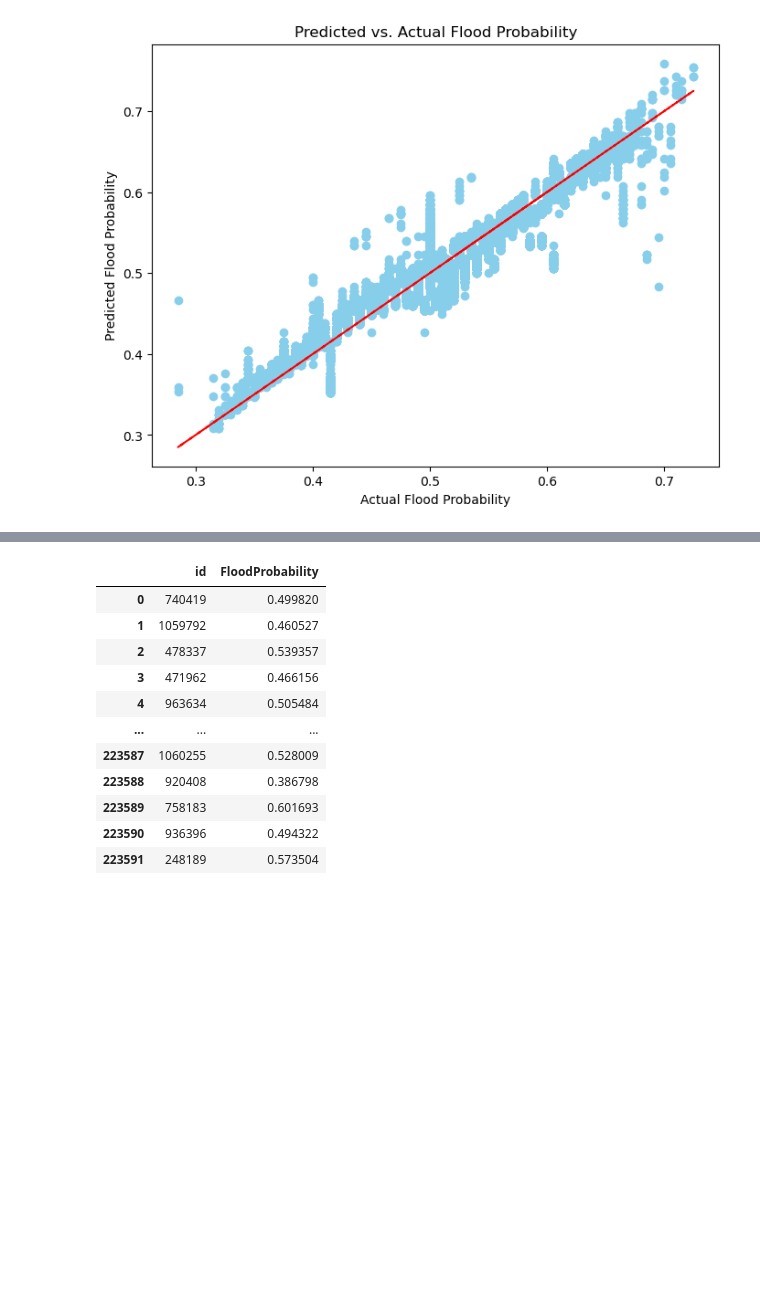
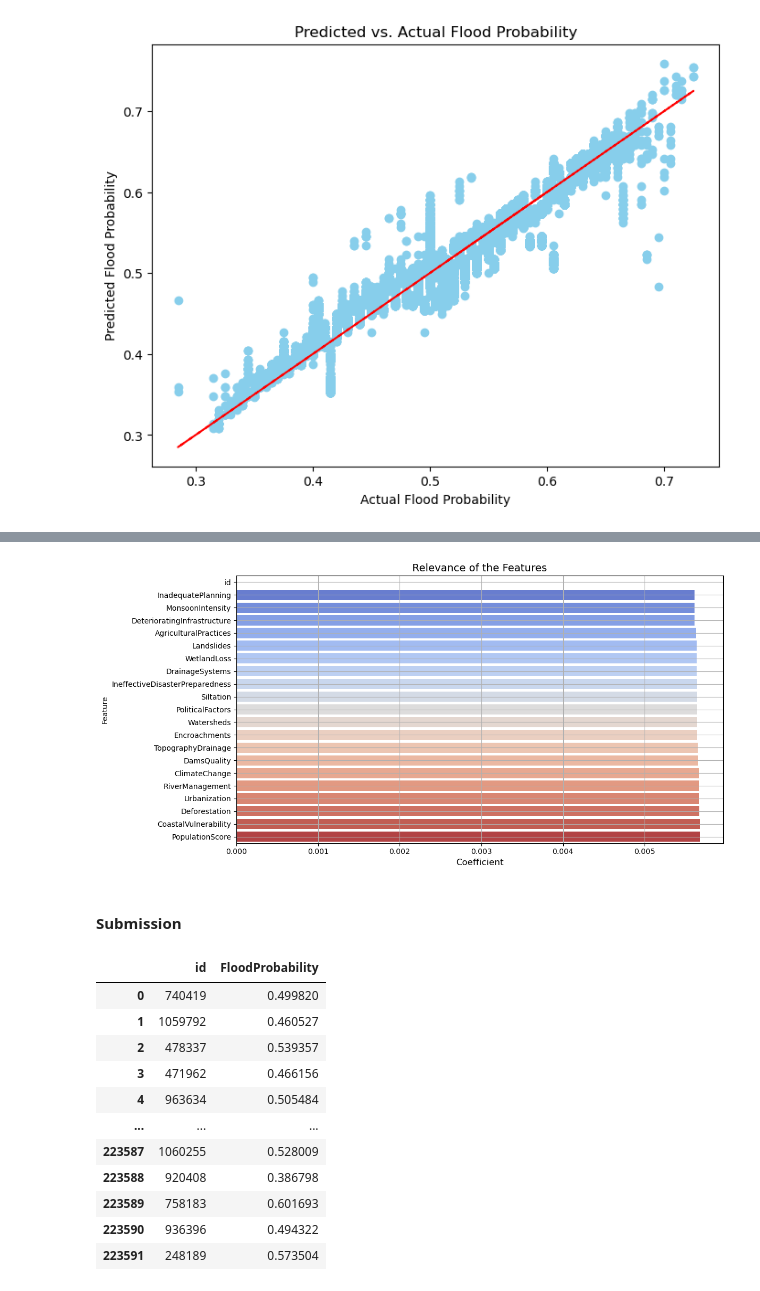
Before and after one commit to BabsMatt/Probability-of-Flood-Prediction, a Jupyter notebook: Flood Prediction Kaggle Work.ipynb, the cells around one changed output, grey strips where cells are left out. Drawn from its saved outputs; the diff is of its cells as text; code cells hidden in the pictures; blank space fills up the shorter version.

```diff
--- a/Flood Prediction Kaggle Work.ipynb
+++ b/Flood Prediction Kaggle Work.ipynb
@@ -272,0 +388,11 @@ plt.show()
+# %%
+# Feature Importance
+
+columns = data.drop(['FloodProbability'], axis=1).columns
+feature_importance1 = pd.DataFrame({'Feature':columns,
+                                  'Importance':lm1.params[1:]},
+                                 index=np.arange(len(columns)))
+
+#feature_importance['Percentage'] = (feature_importance['Importance']/feature_importance['Importance'].sum())*100
+feature_importance1 = feature_importance.sort_values('Importance')
+feature_importance1
@@ -273,3 +417,17 @@ plt.show()
+# %%
+import seaborn as sns
+
+
+plt.figure(figsize=(12, 6))
+sns.barplot(y=feature_importance1['Feature'], x=feature_importance1['Importance'], palette="coolwarm")
+plt.xlabel("Coefficient", fontsize=12)
+plt.title('Relevance of the Features', fontsize=14)
+plt.grid()
+plt.tight_layout()
+# %% [output]
+[figure, added]
+# %% [markdown]
+#### Submission
 # %%
 submission = pd.DataFrame()
 
```
Also changed, not shown: parts of 25 cells of this notebook.
